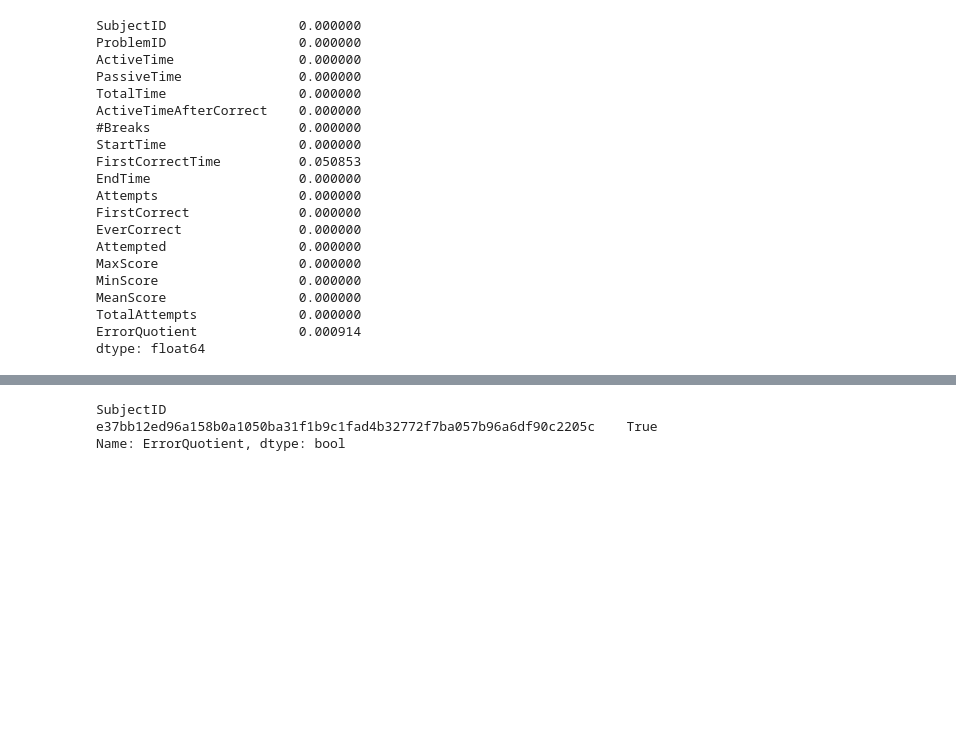
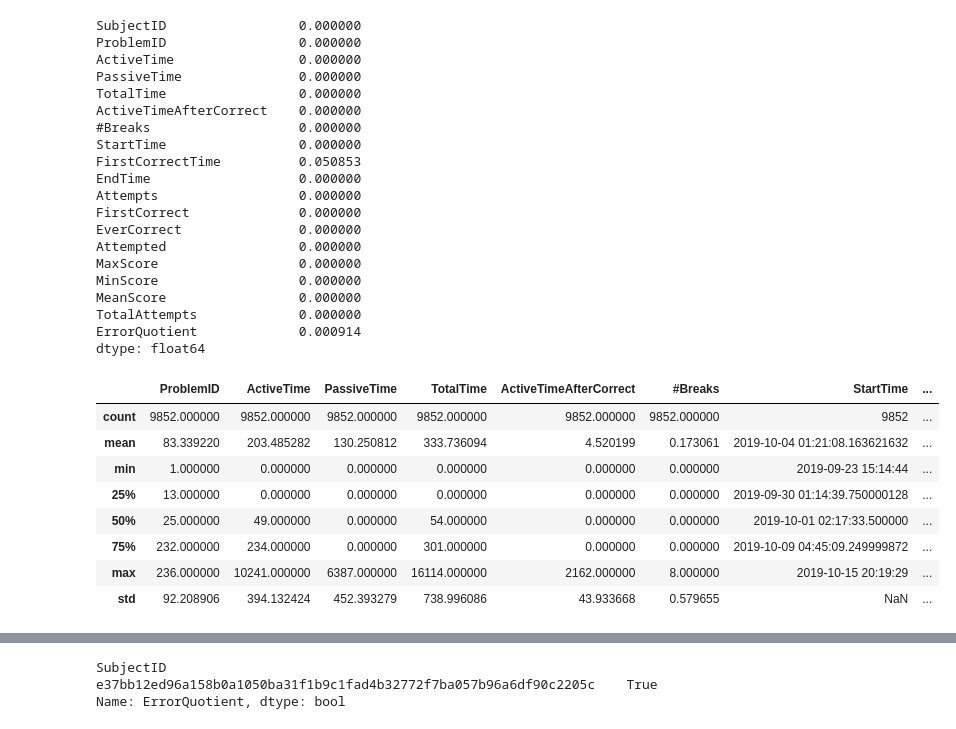
Before and after one commit to CSSPLICE/ProgSnapToolkit, a Jupyter notebook: test_anaytics.ipynb, the cells around one changed output, grey strips where cells are left out. Saved outputs shown, nothing was run; the diff lists cells and outputs as text; code cells hidden in the pictures; blank space fills up the shorter version.

Commit message:
Added >= Median features

```diff
--- a/test_anaytics.ipynb
+++ b/test_anaytics.ipynb
@@ -370,6 +370,28 @@ MeanScore                 0.000000
 TotalAttempts             0.000000
 ErrorQuotient             0.000914
 dtype: float64
+# %%
+median_features = all_features.groupby(problem_id_col)[[TimeMetrics.ACTIVE_TIME, SubmissionScoreMetrics.MAX_SCORE]].median()
+all_features_with_median = all_features.merge(
+    median_features,
+    on=problem_id_col,
+    suffixes=("", "_median"),
+    how="left"
+)
+all_features["AtLeatMedianActiveTime"] = (all_features[TimeMetrics.ACTIVE_TIME] >= all_features_with_median[TimeMetrics.ACTIVE_TIME + "_median"]) + 0
+all_features["AtLeatMedianMaxScore"] = (all_features[SubmissionScoreMetrics.MAX_SCORE] >= all_features_with_median[SubmissionScoreMetrics.MAX_SCORE + "_median"]) + 0
+all_features["HadEffort"] = all_features["AtLeatMedianActiveTime"] | all_features["AtLeatMedianMaxScore"]
+all_features.describe()
+# %% [output]
+|  | ProblemID | ActiveTime | PassiveTime | TotalTime | ActiveTimeAfterCorrect | #Breaks | StartTime | ... |
+| count | 9852.000000 | 9852.000000 | 9852.000000 | 9852.000000 | 9852.000000 | 9852.000000 | 9852 | ... |
+| mean | 83.339220 | 203.485282 | 130.250812 | 333.736094 | 4.520199 | 0.173061 | 2019-10-04 01:21:08.163621632 | ... |
+| min | 1.000000 | 0.000000 | 0.000000 | 0.000000 | 0.000000 | 0.000000 | 2019-09-23 15:14:44 | ... |
+| 25% | 13.000000 | 0.000000 | 0.000000 | 0.000000 | 0.000000 | 0.000000 | 2019-09-30 01:14:39.750000128 | ... |
+| 50% | 25.000000 | 49.000000 | 0.000000 | 54.000000 | 0.000000 | 0.000000 | 2019-10-01 02:17:33.500000 | ... |
+| 75% | 232.000000 | 234.000000 | 0.000000 | 301.000000 | 0.000000 | 0.000000 | 2019-10-09 04:45:09.249999872 | ... |
+| max | 236.000000 | 10241.000000 | 6387.000000 | 16114.000000 | 2162.000000 | 8.000000 | 2019-10-15 20:19:29 | ... |
+| std | 92.208906 | 394.132424 | 452.393279 | 738.996086 | 43.933668 | 0.579655 | NaN | ... |
 # %%
 all_features_z = all_features.copy()
 
```
Also changed, not shown: 3 other files.
